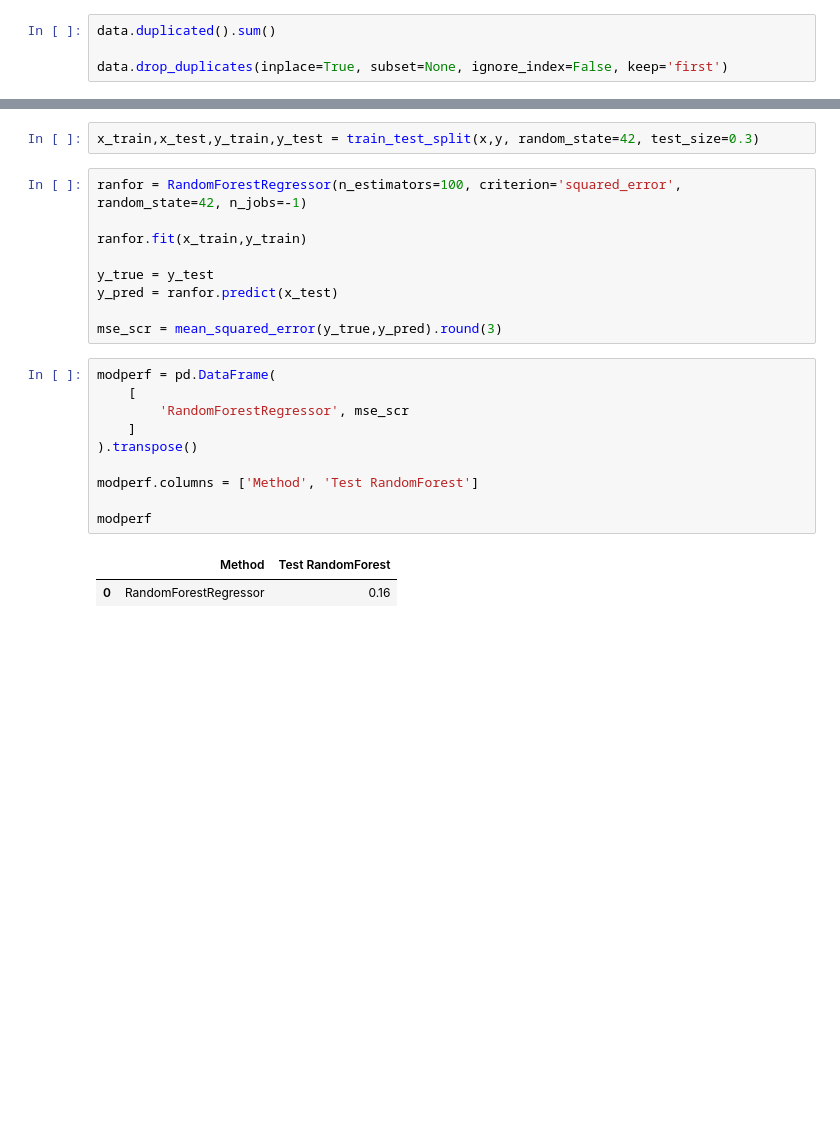
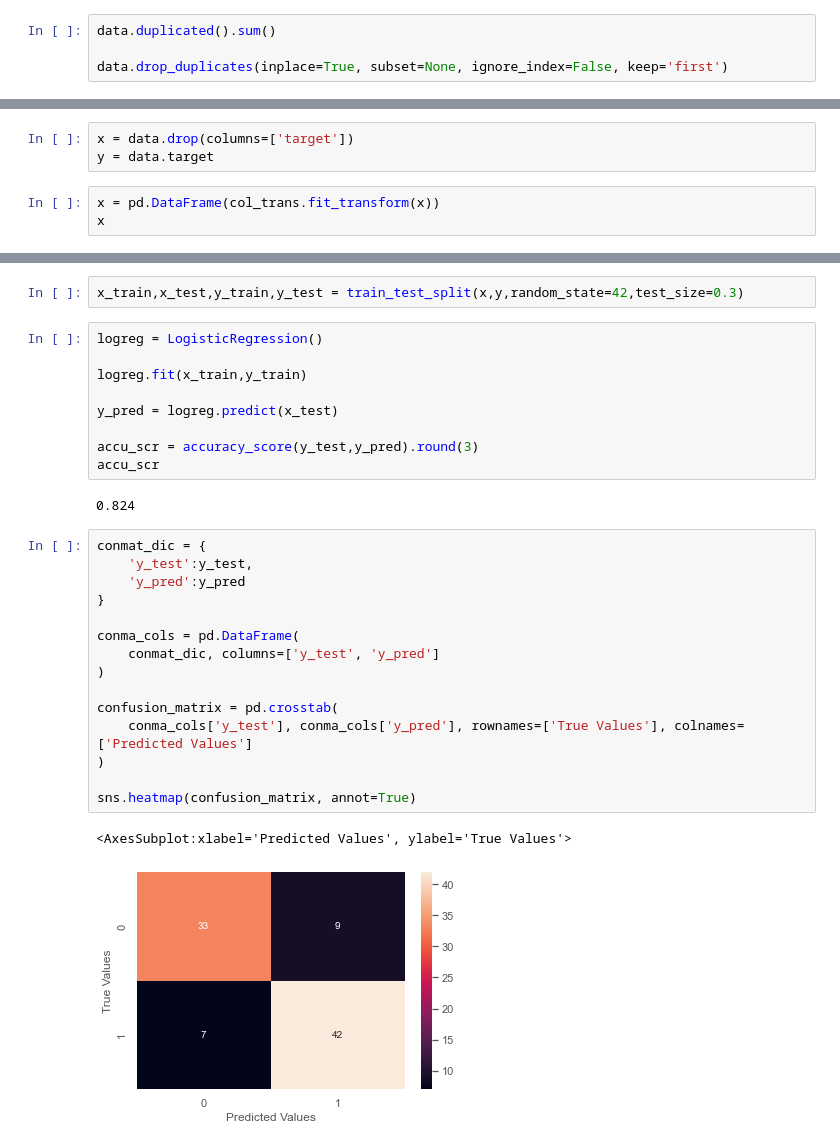
Before and after one commit to Omuk/Reborn, a Jupyter notebook: Data Practice/Practice_Field.ipynb, the cells around one changed output, grey strips where cells are left out. Drawn from its saved outputs; the diff is of its cells as text; blank space fills up the shorter version.

```diff
--- a/Data Practice/Practice_Field.ipynb
+++ b/Data Practice/Practice_Field.ipynb
@@ -141,0 +149,6 @@ array([[ 0.2978567 ],
+# %%
+x = data.drop(columns=['target'])
+y = data.target
+# %%
+x = pd.DataFrame(col_trans.fit_transform(x))
+x
@@ -142,24 +169,31 @@ array([[ 0.2978567 ],
 # %%
-x_train,x_test,y_train,y_test = train_test_split(x,y, random_state=42, test_size=0.3)
+x_train,x_test,y_train,y_test = train_test_split(x,y,random_state=42,test_size=0.3)
-# %%
-ranfor = RandomForestRegressor(n_estimators=100, criterion='squared_error', random_state=42, n_jobs=-1)
-
-ranfor.fit(x_train,y_train)
-
-y_true = y_test
-y_pred = ranfor.predict(x_test)
-
-mse_scr = mean_squared_error(y_true,y_pred).round(3)
-# %%
-modperf = pd.DataFrame(
-    [
-        'RandomForestRegressor', mse_scr
-    ]
-).transpose()
-
-modperf.columns = ['Method', 'Test RandomForest']
-
-modperf
-# %% [output]
-|  | Method | Test RandomForest |
-| 0 | RandomForestRegressor | 0.16 |
+# %%
+logreg = LogisticRegression()
+
+logreg.fit(x_train,y_train)
+
+y_pred = logreg.predict(x_test)
+
+accu_scr = accuracy_score(y_test,y_pred).round(3)
+accu_scr
+# %% [output]
+0.824
+# %%
+conmat_dic = {
+    'y_test':y_test,
+    'y_pred':y_pred
+}
+
+conma_cols = pd.DataFrame(
+    conmat_dic, columns=['y_test', 'y_pred']
+)
+
+confusion_matrix = pd.crosstab(
+    conma_cols['y_test'], conma_cols['y_pred'], rownames=['True Values'], colnames=['Predicted Values']
+)
+
+sns.heatmap(confusion_matrix, annot=True)
+# %% [output]
+<AxesSubplot:xlabel='Predicted Values', ylabel='True Values'>
+[figure, added]
```
Also changed, not shown: parts of 18 cells of this notebook.
